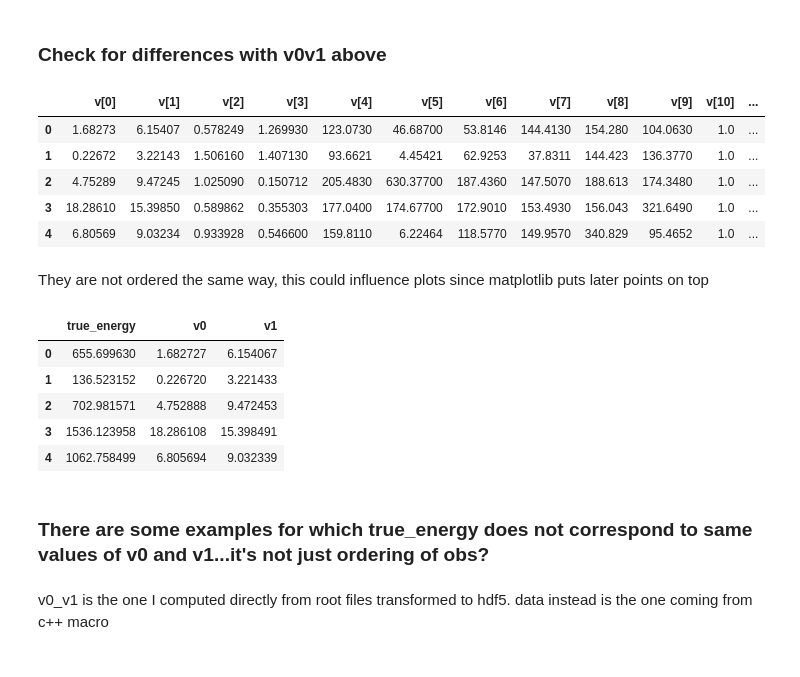
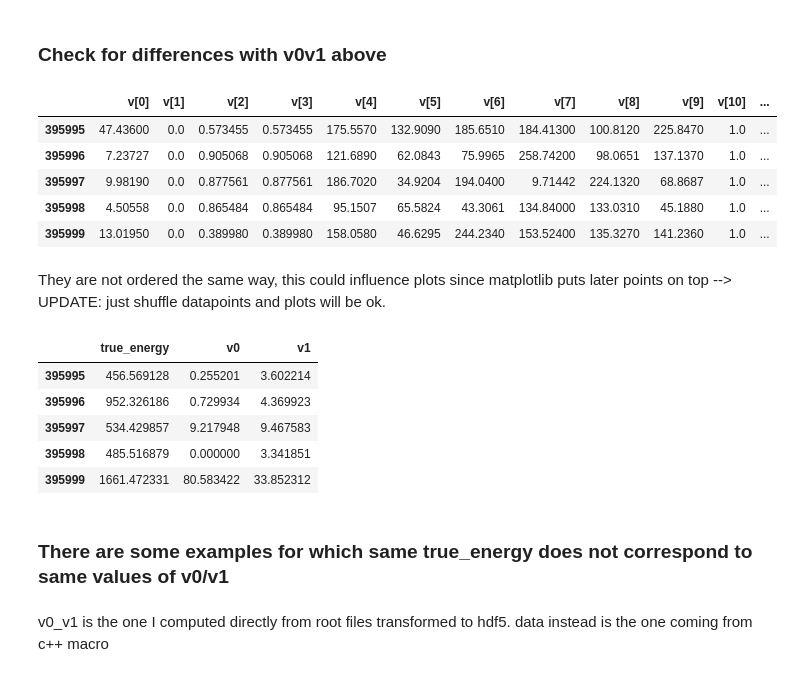
Before and after one commit to lucamasserano/muonEnergy-lfi, a Jupyter notebook: plotting/features.ipynb, the cells around one changed output. Cells and saved outputs as stored; diff of their text form; code cells hidden in the pictures.

```diff
--- a/plotting/features.ipynb
+++ b/plotting/features.ipynb
@@ -65,27 +50,27 @@ fig.colorbar(v1_plot, ax=ax[1])
 ### Check for differences with v0v1 above
 # %%
 data = pd.read_csv('../data/MuEloss_correct.csv', sep=' ')
-data.head()
+data.tail()
 # %% [output]
 |  | v[0] | v[1] | v[2] | v[3] | v[4] | v[5] | v[6] | v[7] | v[8] | v[9] | v[10] | ... |
-| 0 | 1.68273 | 6.15407 | 0.578249 | 1.269930 | 123.0730 | 46.68700 | 53.8146 | 144.4130 | 154.280 | 104.0630 | 1.0 | ... |
-| 1 | 0.22672 | 3.22143 | 1.506160 | 1.407130 | 93.6621 | 4.45421 | 62.9253 | 37.8311 | 144.423 | 136.3770 | 1.0 | ... |
-| 2 | 4.75289 | 9.47245 | 1.025090 | 0.150712 | 205.4830 | 630.37700 | 187.4360 | 147.5070 | 188.613 | 174.3480 | 1.0 | ... |
-| 3 | 18.28610 | 15.39850 | 0.589862 | 0.355303 | 177.0400 | 174.67700 | 172.9010 | 153.4930 | 156.043 | 321.6490 | 1.0 | ... |
-| 4 | 6.80569 | 9.03234 | 0.933928 | 0.546600 | 159.8110 | 6.22464 | 118.5770 | 149.9570 | 340.829 | 95.4652 | 1.0 | ... |
+| 395995 | 47.43600 | 0.0 | 0.573455 | 0.573455 | 175.5570 | 132.9090 | 185.6510 | 184.41300 | 100.8120 | 225.8470 | 1.0 | ... |
+| 395996 | 7.23727 | 0.0 | 0.905068 | 0.905068 | 121.6890 | 62.0843 | 75.9965 | 258.74200 | 98.0651 | 137.1370 | 1.0 | ... |
+| 395997 | 9.98190 | 0.0 | 0.877561 | 0.877561 | 186.7020 | 34.9204 | 194.0400 | 9.71442 | 224.1320 | 68.8687 | 1.0 | ... |
+| 395998 | 4.50558 | 0.0 | 0.865484 | 0.865484 | 95.1507 | 65.5824 | 43.3061 | 134.84000 | 133.0310 | 45.1880 | 1.0 | ... |
+| 395999 | 13.01950 | 0.0 | 0.389980 | 0.389980 | 158.0580 | 46.6295 | 244.2340 | 153.52400 | 135.3270 | 141.2360 | 1.0 | ... |
 # %% [markdown]
-They are not ordered the same way, this could influence plots since matplotlib puts later points on top
+They are not ordered the same way, this could influence plots since matplotlib puts later points on top --> UPDATE: just shuffle datapoints and plots will be ok.
 # %%
-v0_v1.head()
+v0_v1.tail()
 # %% [output]
 |  | true_energy | v0 | v1 |
-| 0 | 655.699630 | 1.682727 | 6.154067 |
-| 1 | 136.523152 | 0.226720 | 3.221433 |
-| 2 | 702.981571 | 4.752888 | 9.472453 |
-| 3 | 1536.123958 | 18.286108 | 15.398491 |
-| 4 | 1062.758499 | 6.805694 | 9.032339 |
+| 395995 | 456.569128 | 0.255201 | 3.602214 |
+| 395996 | 952.326186 | 0.729934 | 4.369923 |
+| 395997 | 534.429857 | 9.217948 | 9.467583 |
+| 395998 | 485.516879 | 0.000000 | 3.341851 |
+| 395999 | 1661.472331 | 80.583422 | 33.852312 |
 # %% [markdown]
-### There are some examples for which true_energy does not correspond to same values of v0 and v1...it's not just ordering of obs?
+### There are some examples for which same true_energy does not correspond to same values of v0/v1
 # %% [markdown]
 v0_v1 is the one I computed directly from root files transformed to hdf5. data instead is the one coming from c++ macro
 # %% [markdown]
```
Also changed, not shown: parts of 45 cells of this notebook, 8 other files.
